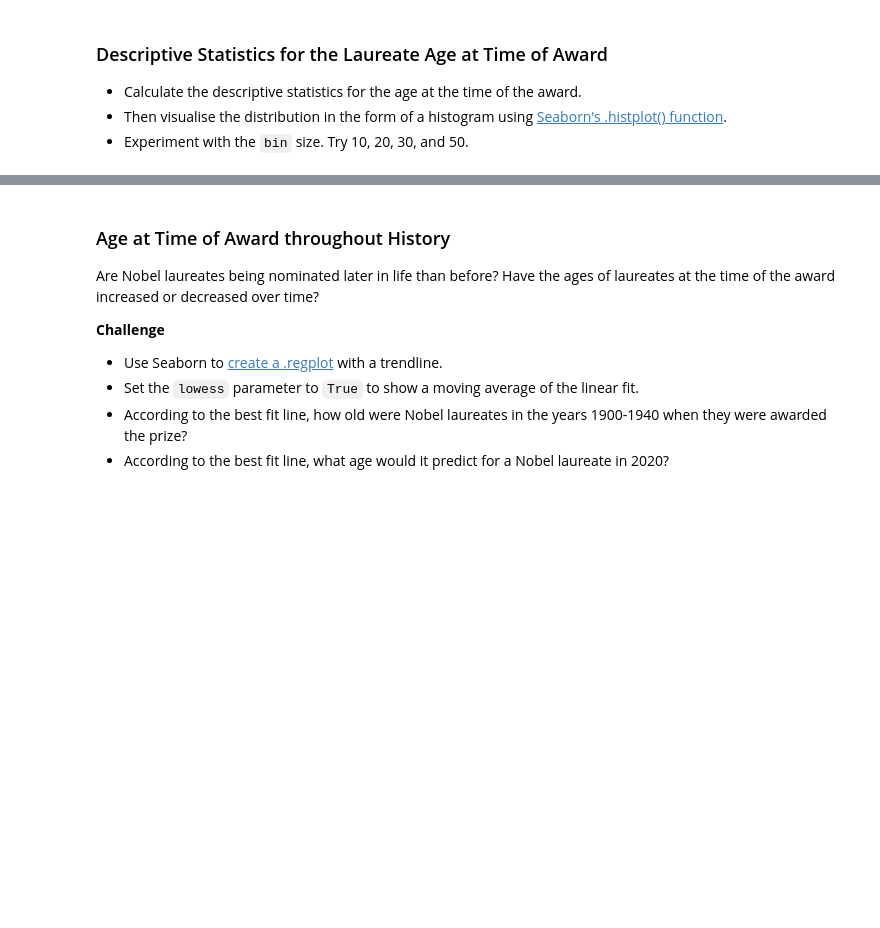
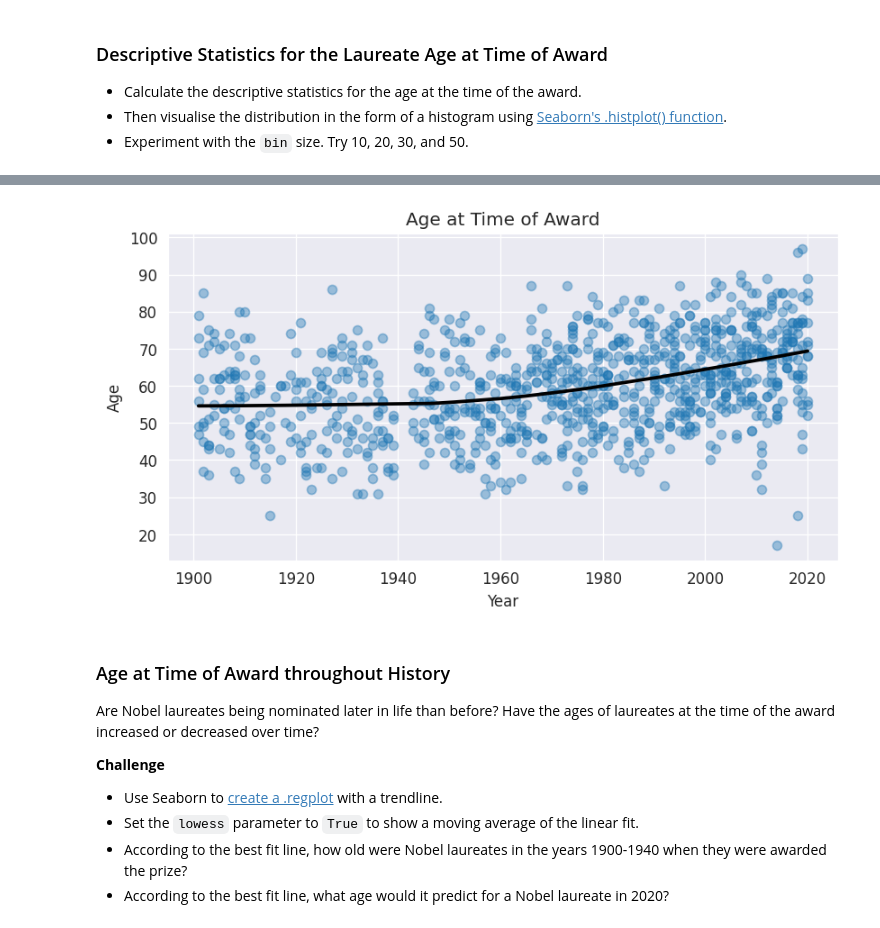
Before and after one commit to conraduouou/experiment-python, a Jupyter notebook: DAY 78 - Nobel Analysis/Nobel_Prize_Analysis_(start).ipynb, the cells around one changed output, grey strips where cells are left out. Saved outputs shown, nothing was run; the diff lists cells and outputs as text; code cells hidden in the pictures; blank space fills up the shorter version.

```diff
--- a/DAY 78 - Nobel Analysis/Nobel_Prize_Analysis_(start).ipynb
+++ b/DAY 78 - Nobel Analysis/Nobel_Prize_Analysis_(start).ipynb
@@ -607,3 +846,25 @@ How Old Are the Laureates When the Win the Prize?
+# %%
+with sns.axes_style('darkgrid'):
+    plt.figure(figsize=(8,4), dpi=120)
+
+    ax = sns.regplot(
+        data=df_data,
+        x='year',
+        y='winning_age',
+        lowess=True,
+        scatter_kws={'alpha': 0.4},
+        line_kws={'color': 'black'}
+    )
+
+    ax.set(
+        xlabel='Year',
+        ylabel='Age',
+        title='Age at Time of Award'
+    )
+
+plt.show()
+# %% [output]
+[figure, added]
 # %% [markdown]
 ### Age at Time of Award throughout History
 
```
Also changed, not shown: parts of 38 cells of this notebook.
